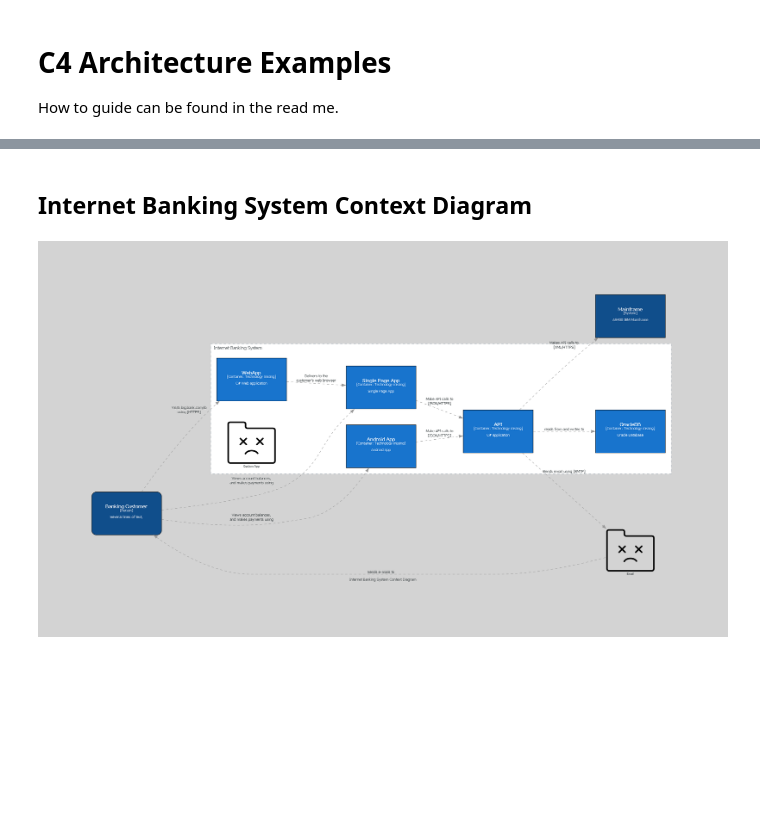
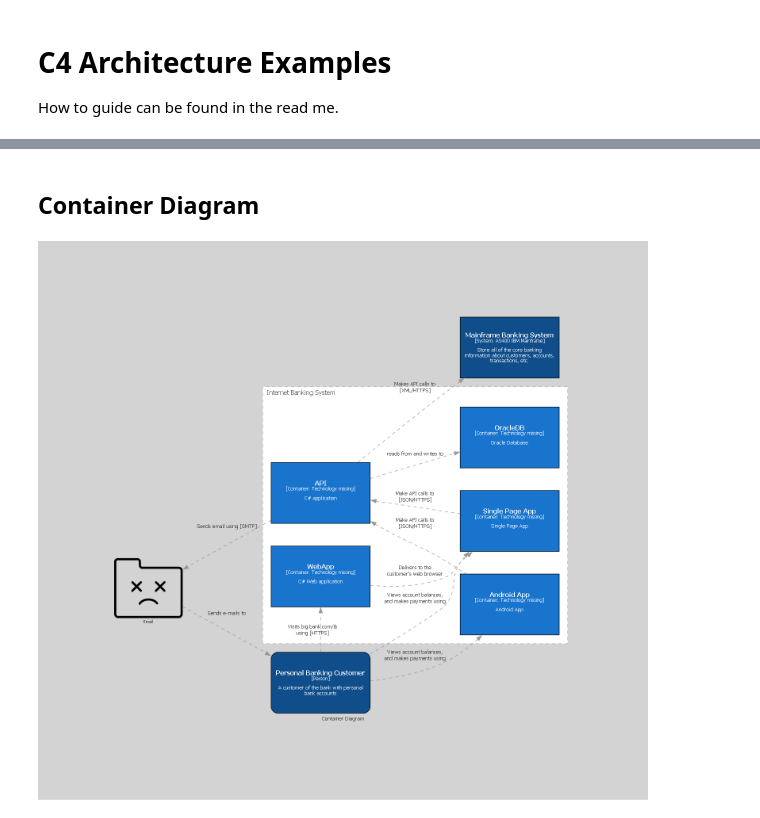
Before and after one commit to 7ft10/C4ArchitectureExamples, a Jupyter notebook: C4_Architecture_Examples.ipynb, the cells around one changed output, grey strips where cells are left out. Cells and saved outputs as stored; diff of their text form; code cells hidden in the pictures; blank space fills up the shorter version.

```diff
--- a/C4_Architecture_Examples.ipynb
+++ b/C4_Architecture_Examples.ipynb
@@ -48,6 +85,7 @@ from _Repository import Personas, Systems
 
 settings = { **default_settings, **{
   "name": "System Context Diagram",
+  "direction": "TB"
 }}
 
 with Diagram(**settings) as diagram:
@@ -68,40 +107,39 @@ KeyError: 'description'
 # %%
 #@title Container Diagram
 from IPython.display import display, Markdown
 from diagrams import Diagram
 from diagrams.c4 import SystemBoundary, Relationship
 from _Repository import Personas, Systems, Applications
 
 settings = { **default_settings, **{
-  "name": "Internet Banking System Context Diagram",
+  "name": "Container Diagram",
+  "direction": "LR"
 }}
 
 with Diagram(**settings) as diagram:
   customer = Personas.BankingCustomer.Get()
 
   with SystemBoundary("Internet Banking System"):
     webapp = Applications.WebApp.Get()
     spa = Applications.SPA.Get()
     mobileApp = Applications.MobileApp.Get()
     api = Applications.API.Get()
     database = Applications.OracleDB.Get()
-    diagrams = Applications.CustomA.Get()
 
   email = Systems.Email.Get()
   mainframe = Systems.Mainframe.Get()
 
-  customer >> Relationship("Visits big.bank.com/ib using [HTTPS]") >> webapp
+  customer >> Relationship("Visits big.bank.com/ib using [HTTPS]") >> [webapp]
   customer >> Relationship("Views account balances, and makes payments using") >> [spa, mobileApp]
-  webapp >> Relationship("Delivers to the customer's web browser") >> spa
-  spa >> Relationship("Make API calls to [JSON/HTTPS]") >> api
-  mobileApp >> Relationship("Make API calls to [JSON/HTTPS]") >> api
-  api >> Relationship("reads from and writes to") >> database
-  api >> Relationship("Sends email using [SMTP]") >> email
-  api >> Relationship("Makes API calls to [XML/HTTPS]") >> mainframe
-  customer << Relationship("Sends e-mails to") << email
+  webapp >> Relationship("Delivers to the customer's web browser") >> [spa]
+  api << Relationship("Make API calls to [JSON/HTTPS]") << [spa, mobileApp]
+  api >> Relationship("reads from and writes to") >> [database]
+  api >> Relationship("Sends email using [SMTP]") >> [email]
+  api >> Relationship("Makes API calls to [XML/HTTPS]") >> [mainframe]
+  email >> Relationship("Sends e-mails to") >> [customer]
 
 display(Markdown("## " + settings["name"]))
 display(diagram)
 # %% [output]
-## Internet Banking System Context Diagram
+## Container Diagram
-[figure, old version]
+[figure, new version]
```
Also changed, not shown: parts of 3 cells of this notebook, 5 other files.
